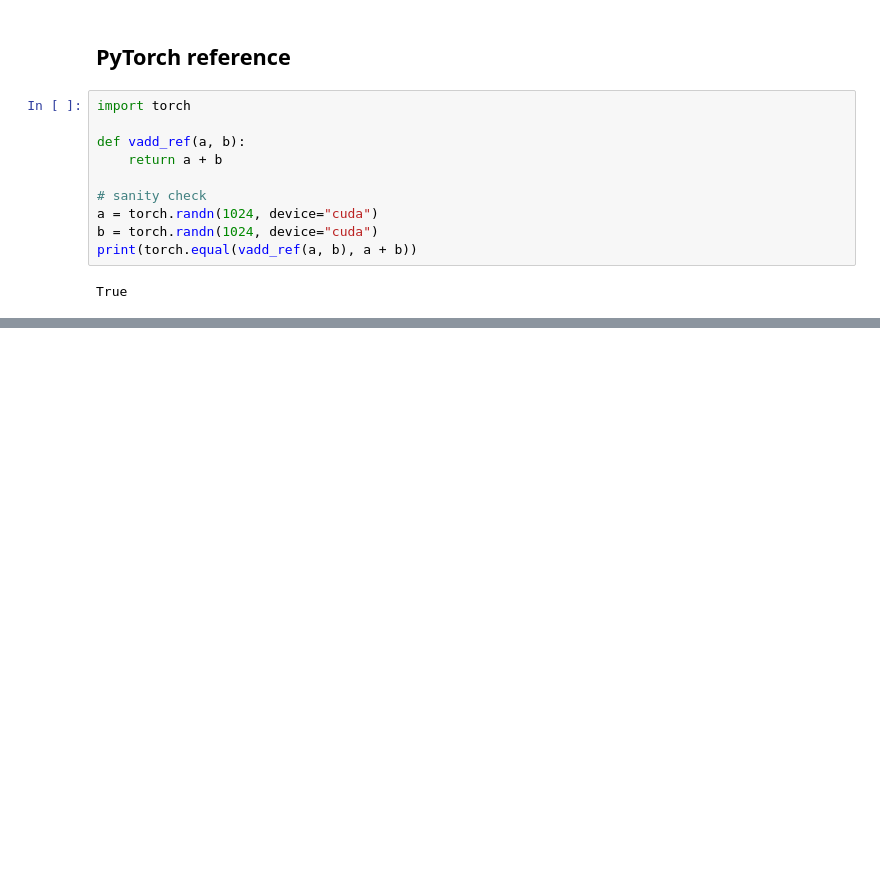
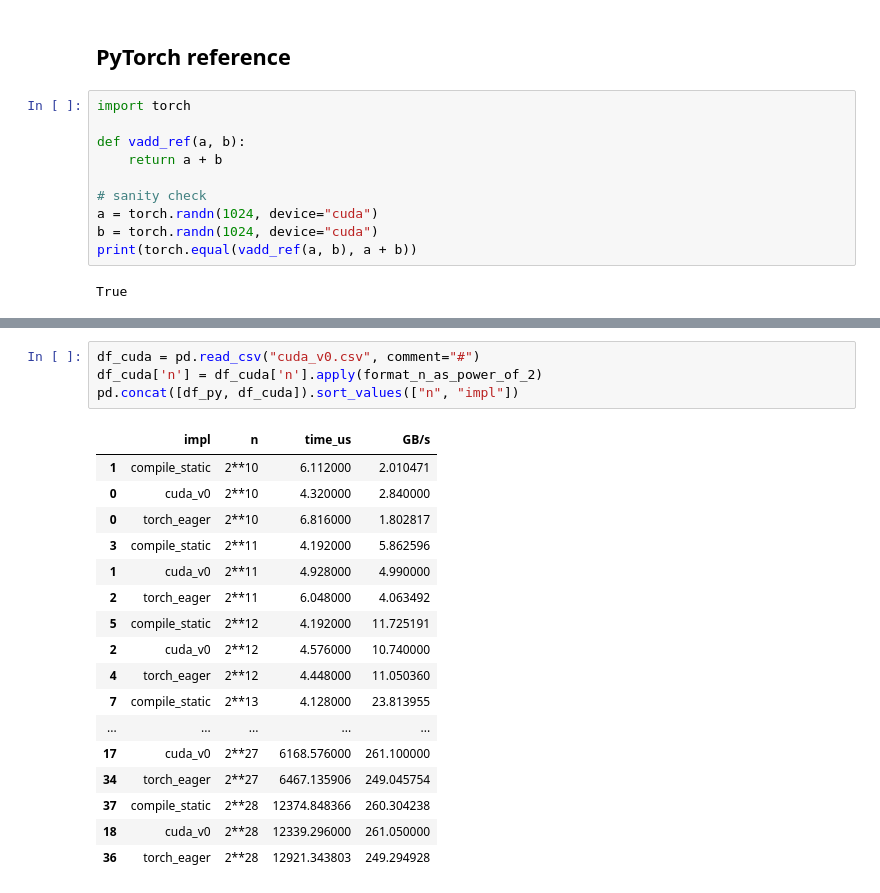
Before and after one commit to susmitsingh01/cuda-triton-llm-kernels, a Jupyter notebook: 01_vadd.ipynb, the cells around one changed output, grey strips where cells are left out. Drawn from its saved outputs; the diff is of its cells as text; blank space fills up the shorter version.

```diff
--- a/01_vadd.ipynb
+++ b/01_vadd.ipynb
@@ -59,0 +406,22 @@ True
+# %%
+df_cuda = pd.read_csv("cuda_v0.csv", comment="#")
+df_cuda['n'] = df_cuda['n'].apply(format_n_as_power_of_2)
+pd.concat([df_py, df_cuda]).sort_values(["n", "impl"])
+# %% [output]
+|  | impl | n | time_us | GB/s |
+| 1 | compile_static | 2**10 | 6.112000 | 2.010471 |
+| 0 | cuda_v0 | 2**10 | 4.320000 | 2.840000 |
+| 0 | torch_eager | 2**10 | 6.816000 | 1.802817 |
+| 3 | compile_static | 2**11 | 4.192000 | 5.862596 |
+| 1 | cuda_v0 | 2**11 | 4.928000 | 4.990000 |
+| 2 | torch_eager | 2**11 | 6.048000 | 4.063492 |
+| 5 | compile_static | 2**12 | 4.192000 | 11.725191 |
+| 2 | cuda_v0 | 2**12 | 4.576000 | 10.740000 |
+| 4 | torch_eager | 2**12 | 4.448000 | 11.050360 |
+| 7 | compile_static | 2**13 | 4.128000 | 23.813955 |
+| ... | ... | ... | ... | ... |
+| 17 | cuda_v0 | 2**27 | 6168.576000 | 261.100000 |
+| 34 | torch_eager | 2**27 | 6467.135906 | 249.045754 |
+| 37 | compile_static | 2**28 | 12374.848366 | 260.304238 |
+| 18 | cuda_v0 | 2**28 | 12339.296000 | 261.050000 |
+| 36 | torch_eager | 2**28 | 12921.343803 | 249.294928 |
```
Also changed, not shown: parts of 40 cells of this notebook.
